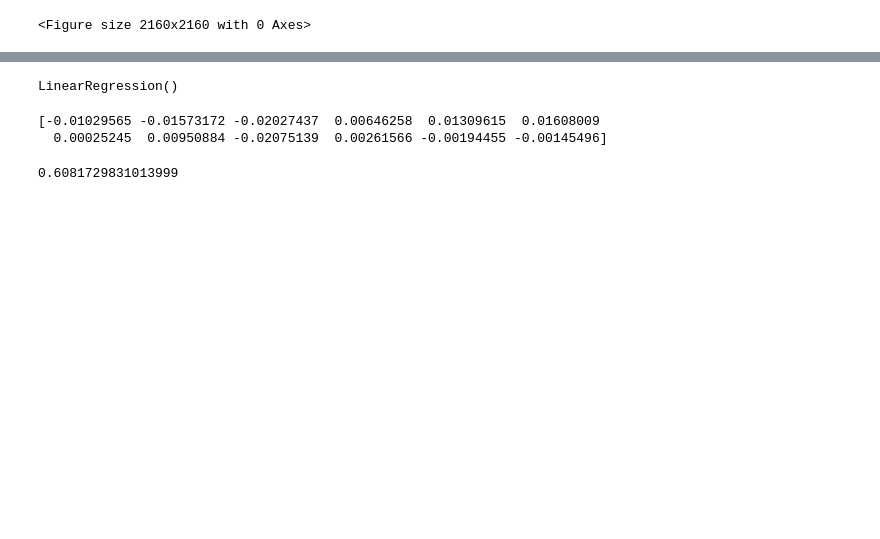
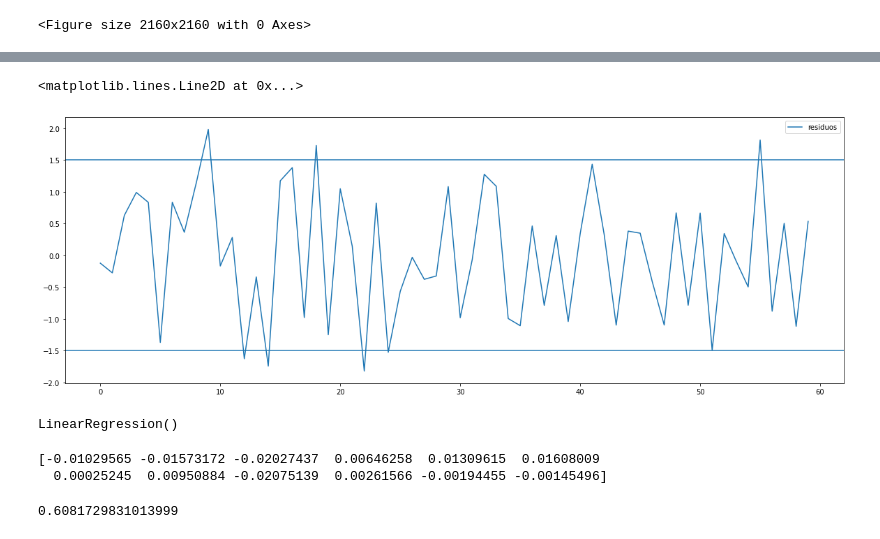
Before and after one commit to MaikeRM/itau_quantamental, a Jupyter notebook: start.ipynb, the cells around one changed output, grey strips where cells are left out. Drawn from its saved outputs; the diff is of its cells as text; code cells hidden in the pictures; blank space fills up the shorter version.

Commit message:
plot residuos

```diff
--- a/start.ipynb
+++ b/start.ipynb
@@ -39,4 +49,4 @@ def reg_m(x,y):
     X = sm.add_constant(x)
     modelo = sm.OLS(y, X)
     modelo_v1 = modelo.fit()
-    return modelo_v1
+    return modelo_v1.resi
@@ -71,3 +112,14 @@ fig.show()
+# %%
+residuos = pd.DataFrame(columns=['residuos'])
+residuos['residuos'] = reg_m(x,y).resid_pearson
+# %%
+import matplotlib.pyplot as plt
+residuos.plot(figsize=(20,7))
+plt.axhline(y=1.5)
+plt.axhline(y=-1.5)
+# %% [output]
+<matplotlib.lines.Line2D at 0x...>
+[figure, added]
 # %%
 from sklearn.model_selection import train_test_split
 from sklearn.linear_model import LinearRegression
```
Also changed, not shown: parts of 7 cells of this notebook.
